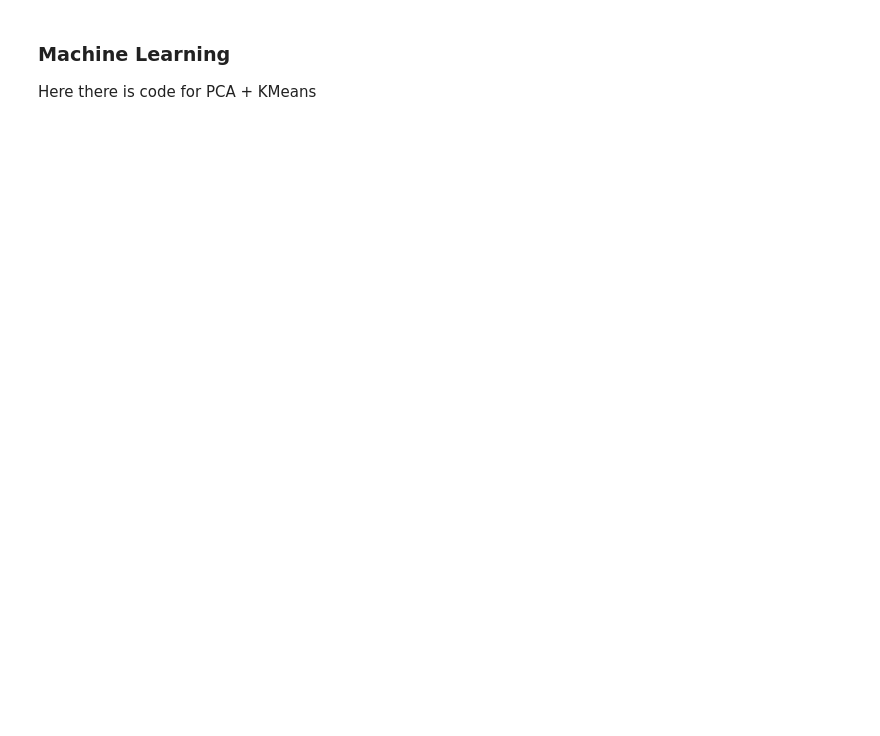
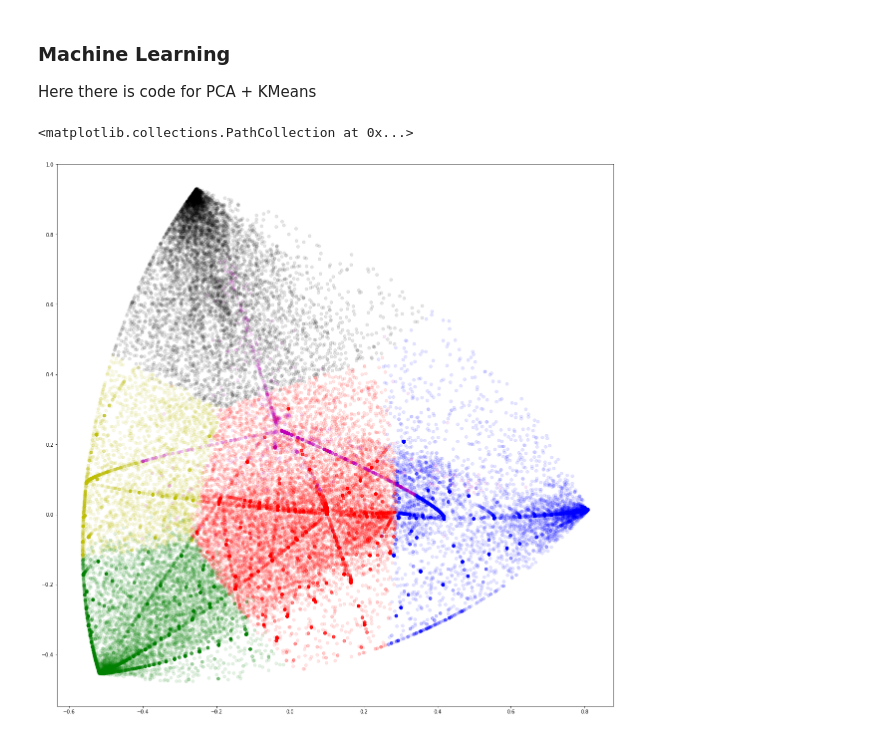
Before and after one commit to di3go-sona/bitcoin-viz, a Jupyter notebook: wallet_processor.ipynb, the cells around one changed output. Cells and saved outputs as stored; diff of their text form; code cells hidden in the pictures; blank space fills up the shorter version.

```diff
--- a/wallet_processor.ipynb
+++ b/wallet_processor.ipynb
@@ -88,13 +117,16 @@ grid = pca.transform(norm_data)
 # %%
 from sklearn.cluster import KMeans
 
-kmeans = KMeans(3)
+kmeans = KMeans(6)
 kmeans.fit(norm_data)
 color_number = kmeans.predict(norm_data)
 
-colors = [ ['r','g','b'][i] for i in color_number]
-print(colors)
+colors = [ ['r','g','b','y','m','k'][i] for i in color_number]
+# print(colors)
 # %%
 import matplotlib.pyplot as plt
-
-plt.scatter(*grid.T, c=colors)
+plt.figure(figsize=(20,20))
+plt.scatter(*grid.T, c=colors, alpha=0.1)
+# %% [output]
+<matplotlib.collections.PathCollection at 0x...>
+[figure, added]
```
Also changed, not shown: parts of 3 cells of this notebook, 1 other file.
